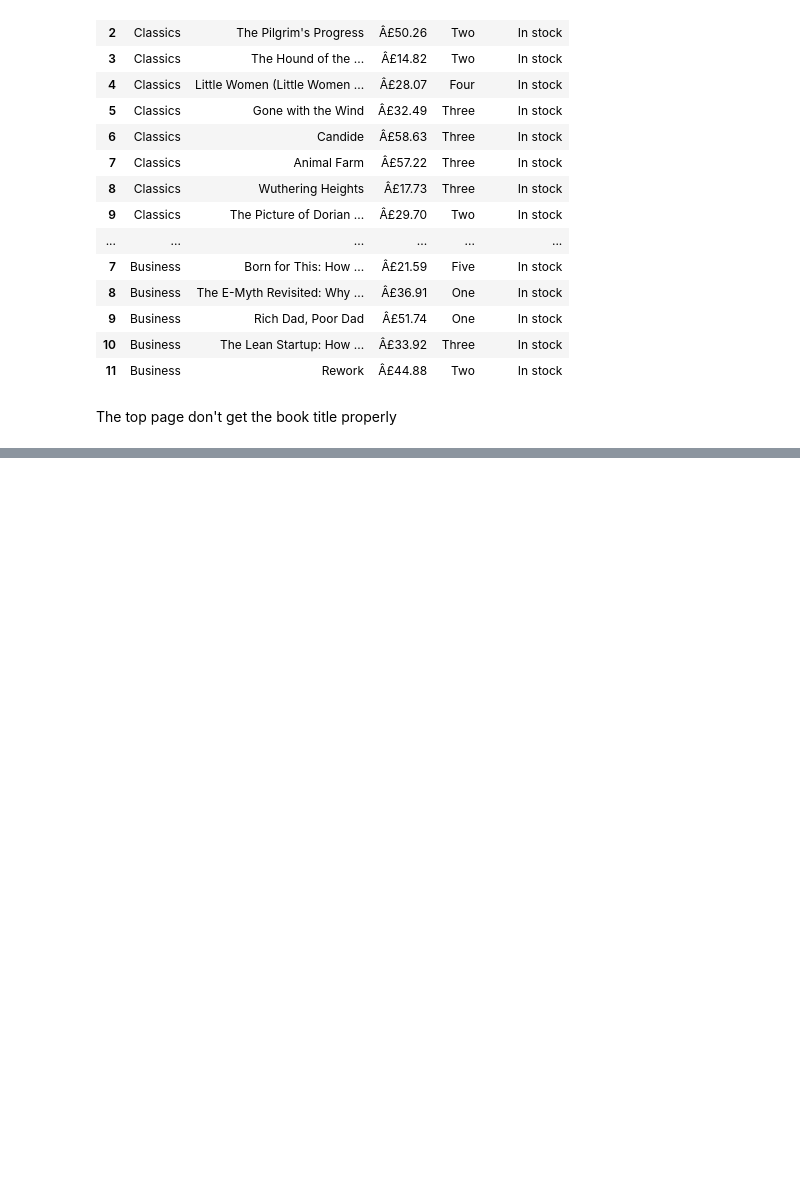
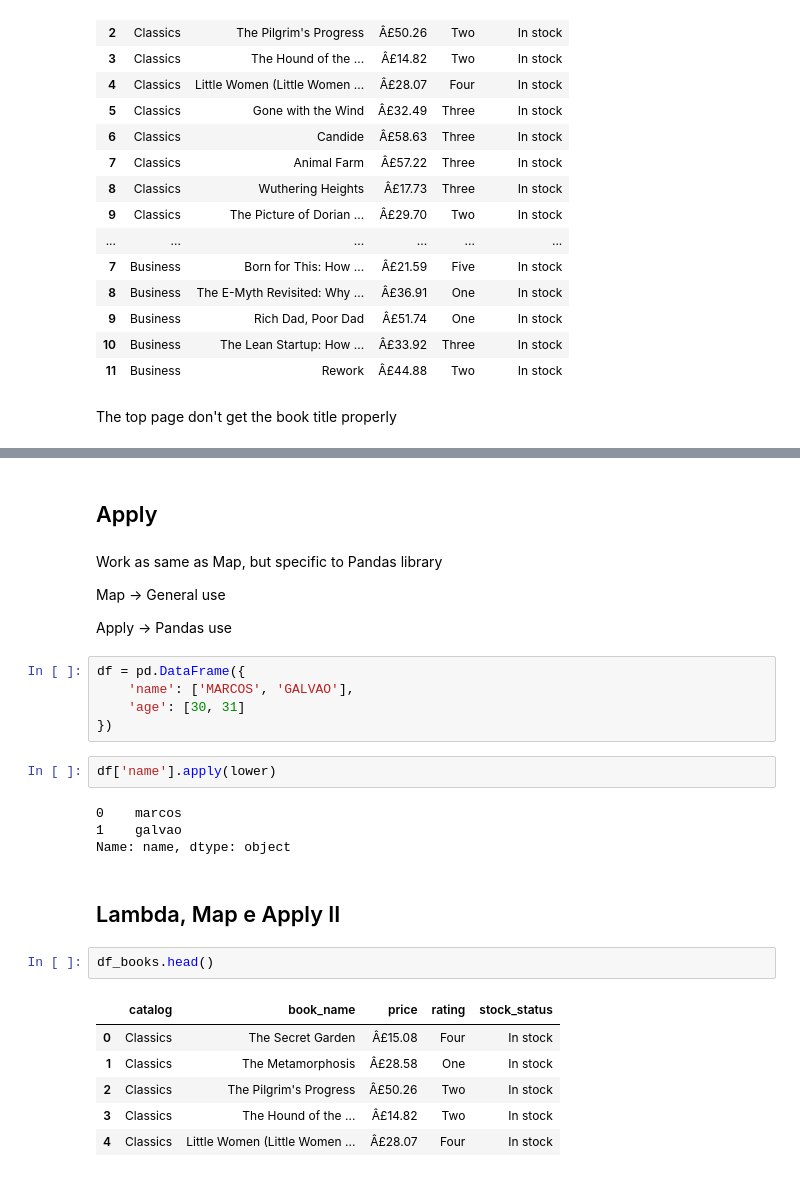
Before and after one commit to MarcosRMG/ds_ao_dev, a Jupyter notebook: notebooks/DS ao DEV.ipynb, the cells around one changed output, grey strips where cells are left out. Cells and saved outputs as stored; diff of their text form; blank space fills up the shorter version.

```diff
--- a/notebooks/DS ao DEV.ipynb
+++ b/notebooks/DS ao DEV.ipynb
@@ -607,0 +644,30 @@ The top page don't get the book title properly
+# %% [markdown]
+## Apply
+# %% [markdown]
+Work as same as Map, but specific to Pandas library
+
+Map -> General use
+
+Apply -> Pandas use
+# %%
+df = pd.DataFrame({
+    'name': ['MARCOS', 'GALVAO'],
+    'age': [30, 31]
+})
+# %%
+df['name'].apply(lower)
+# %% [output]
+0    marcos
+1    galvao
+Name: name, dtype: object
+# %% [markdown]
+## Lambda, Map e Apply II
+# %%
+df_books.head()
+# %% [output]
+|  | catalog | book_name | price | rating | stock_status |
+| 0 | Classics | The Secret Garden | Â£15.08 | Four | In stock |
+| 1 | Classics | The Metamorphosis | Â£28.58 | One | In stock |
+| 2 | Classics | The Pilgrim's Progress | Â£50.26 | Two | In stock |
+| 3 | Classics | The Hound of the ... | Â£14.82 | Two | In stock |
+| 4 | Classics | Little Women (Little Women ... | Â£28.07 | Four | In stock |
```
Also changed, not shown: parts of 22 cells of this notebook.
